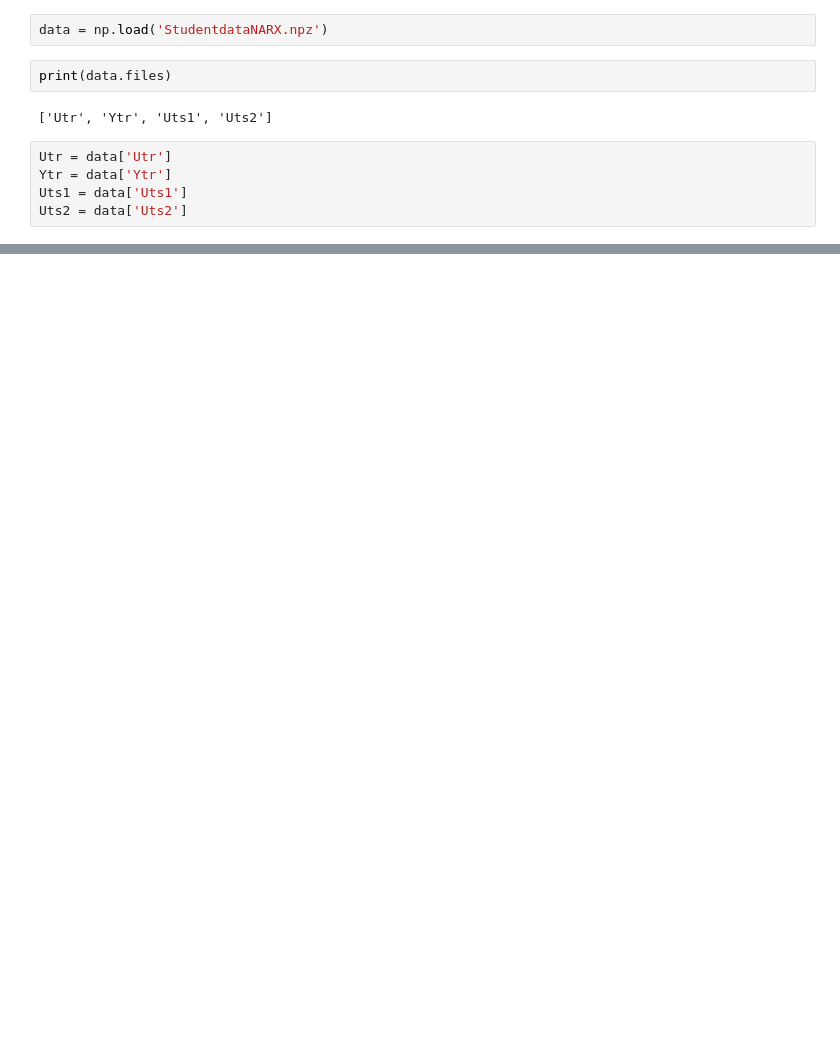
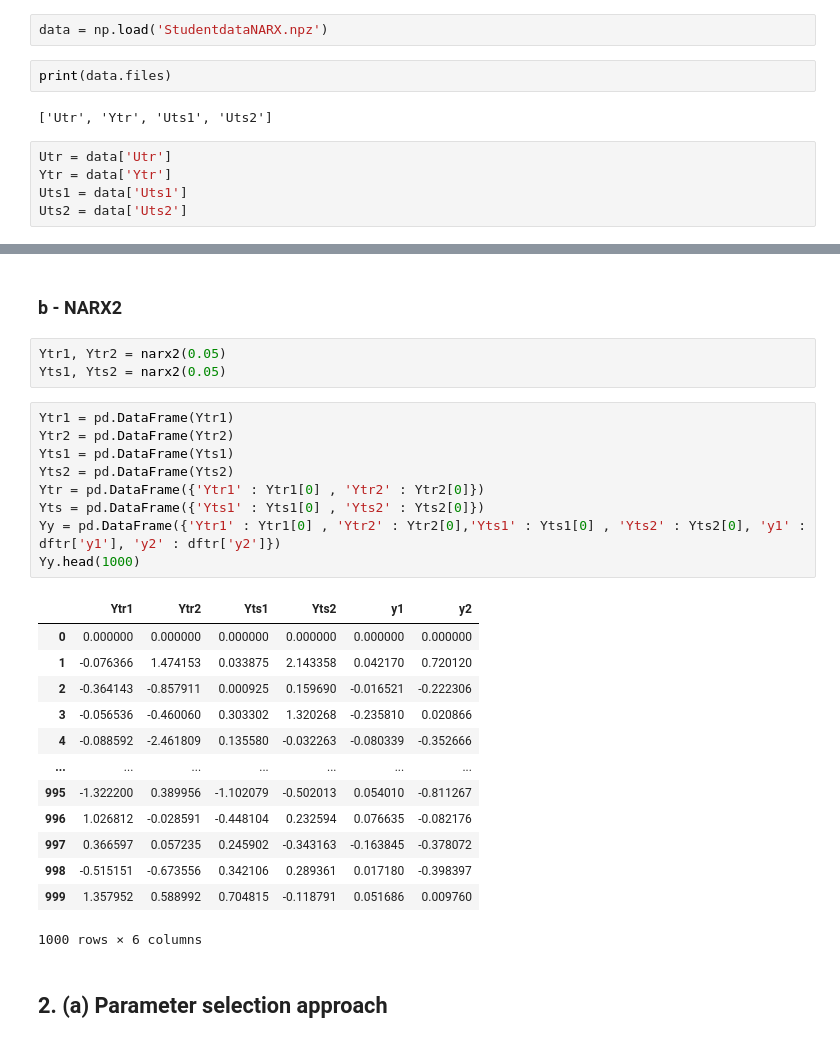
Before and after one commit to LeG108/Project-ML-by-RGB, a Jupyter notebook: main.ipynb, the cells around one changed output, grey strips where cells are left out. Drawn from its saved outputs; the diff is of its cells as text; blank space fills up the shorter version.

```diff
--- a/main.ipynb
+++ b/main.ipynb
@@ -78,0 +131,30 @@ print(Uts2)
+# %% [markdown]
+### b - NARX2
+# %%
+Ytr1, Ytr2 = narx2(0.05)
+Yts1, Yts2 = narx2(0.05)
+# %%
+Ytr1 = pd.DataFrame(Ytr1)
+Ytr2 = pd.DataFrame(Ytr2)
+Yts1 = pd.DataFrame(Yts1)
+Yts2 = pd.DataFrame(Yts2)
+Ytr = pd.DataFrame({'Ytr1' : Ytr1[0] , 'Ytr2' : Ytr2[0]})
+Yts = pd.DataFrame({'Yts1' : Yts1[0] , 'Yts2' : Yts2[0]})
+Yy = pd.DataFrame({'Ytr1' : Ytr1[0] , 'Ytr2' : Ytr2[0],'Yts1' : Yts1[0] , 'Yts2' : Yts2[0], 'y1' : dftr['y1'], 'y2' : dftr['y2']})
+Yy.head(1000)
+# %% [output]
+|  | Ytr1 | Ytr2 | Yts1 | Yts2 | y1 | y2 |
+| 0 | 0.000000 | 0.000000 | 0.000000 | 0.000000 | 0.000000 | 0.000000 |
+| 1 | -0.076366 | 1.474153 | 0.033875 | 2.143358 | 0.042170 | 0.720120 |
+| 2 | -0.364143 | -0.857911 | 0.000925 | 0.159690 | -0.016521 | -0.222306 |
+| 3 | -0.056536 | -0.460060 | 0.303302 | 1.320268 | -0.235810 | 0.020866 |
+| 4 | -0.088592 | -2.461809 | 0.135580 | -0.032263 | -0.080339 | -0.352666 |
+| ... | ... | ... | ... | ... | ... | ... |
+| 995 | -1.322200 | 0.389956 | -1.102079 | -0.502013 | 0.054010 | -0.811267 |
+| 996 | 1.026812 | -0.028591 | -0.448104 | 0.232594 | 0.076635 | -0.082176 |
+| 997 | 0.366597 | 0.057235 | 0.245902 | -0.343163 | -0.163845 | -0.378072 |
+| 998 | -0.515151 | -0.673556 | 0.342106 | 0.289361 | 0.017180 | -0.398397 |
+| 999 | 1.357952 | 0.588992 | 0.704815 | -0.118791 | 0.051686 | 0.009760 |
+1000 rows × 6 columns
+# %% [markdown]
+## 2. (a)  Parameter selection approach
```
Also changed, not shown: parts of 14 cells of this notebook.
